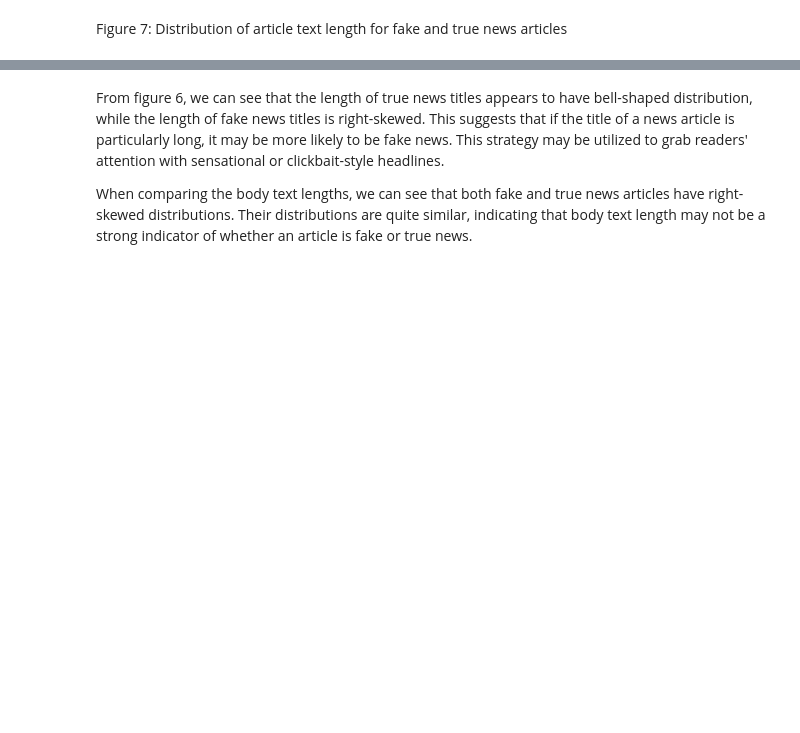
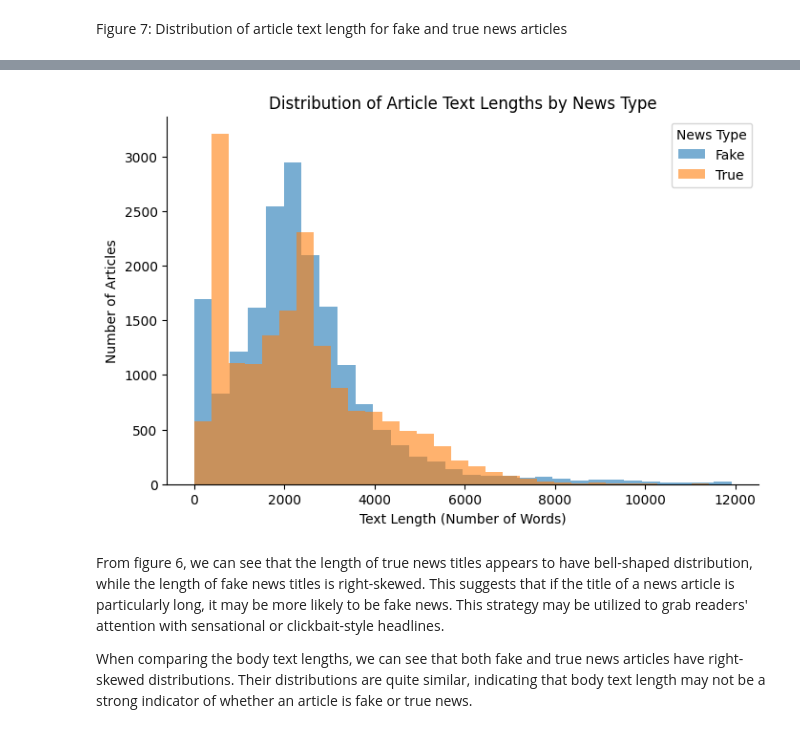
Before and after one commit to Vin-dictive/fake-real-news-detection, a Jupyter notebook: notebooks/analysis.ipynb, the cells around one changed output, grey strips where cells are left out. Cells and saved outputs as stored; diff of their text form; code cells hidden in the pictures; blank space fills up the shorter version.

```diff
--- a/notebooks/analysis.ipynb
+++ b/notebooks/analysis.ipynb
@@ -244,19 +291,51 @@ title_length_hist
 # %% [markdown]
 Figure 7: Distribution of article text length for fake and true news articles
 # %%
+# filtered_df = train_df[train_df['text_length'] < 12000]
+
+# text_length_hist = alt.Chart(filtered_df).mark_bar(opacity=0.75).encode(
+#     x=alt.X('text_length',
+#             bin=alt.Bin(maxbins=30),
+#             title='Text Length (Number of Words)'),
+#     y=alt.Y('count()', title='Number of Articles'),
+#     color=alt.Color('target', title='News Type')
+# ).properties(
+#     title='Distribution of Article Text Lengths by News Type',
+#     height=300,
+#     width=500
+# )
+
+# text_length_hist
+
+import matplotlib.pyplot as plt
+
+# Filtered dataframe
 filtered_df = train_df[train_df['text_length'] < 12000]
 
-text_length_hist = alt.Chart(filtered_df).mark_bar(opacity=0.75).encode(
-    x=alt.X('text_length',
-            bin=alt.Bin(maxbins=30),
-            title='Text Length (Number of Words)'),
-    y=alt.Y('count()', title='Number of Articles'),
-    color=alt.Color('target', title='News Type')
-).properties(
-    title='Distribution of Article Text Lengths by News Type',
-    height=300,
-    width=500
-)
+# Choose number of bins to match Altair's maxbins=30
+bins = 30
 
-text_length_hist
+plt.figure(figsize=(8, 5))
+
+# Plot a histogram for each target group
+for label in filtered_df['target'].unique():
+    subset = filtered_df[filtered_df['target'] == label]
+    plt.hist(
+        subset['text_length'],
+        bins=bins,
+        alpha=0.6,           # opacity similar to 0.75 in Altair
+        label=str(label)
+    )
+
+# Labels and title
+plt.xlabel('Text Length (Number of Words)')
+plt.ylabel('Number of Articles')
+plt.title('Distribution of Article Text Lengths by News Type')
+plt.legend(title='News Type')
+
+# Optional: cleaner visualization
+for spine in ['top', 'right']:
+    plt.gca().spines[spine].set_visible(False)
+
+plt.show()
 # %% [output]
@@ -264,3 +342,4 @@ text_length_hist
+[figure, added]
 # %% [markdown]
 From figure 6, we can see that the length of true news titles appears to have bell-shaped distribution, while the length of fake news titles is right-skewed. This suggests that if the title of a news article is particularly long, it may be more likely to be fake news. This strategy may be utilized to grab readers' attention with sensational or clickbait-style headlines.
 
```
Also changed, not shown: parts of 9 cells of this notebook.
